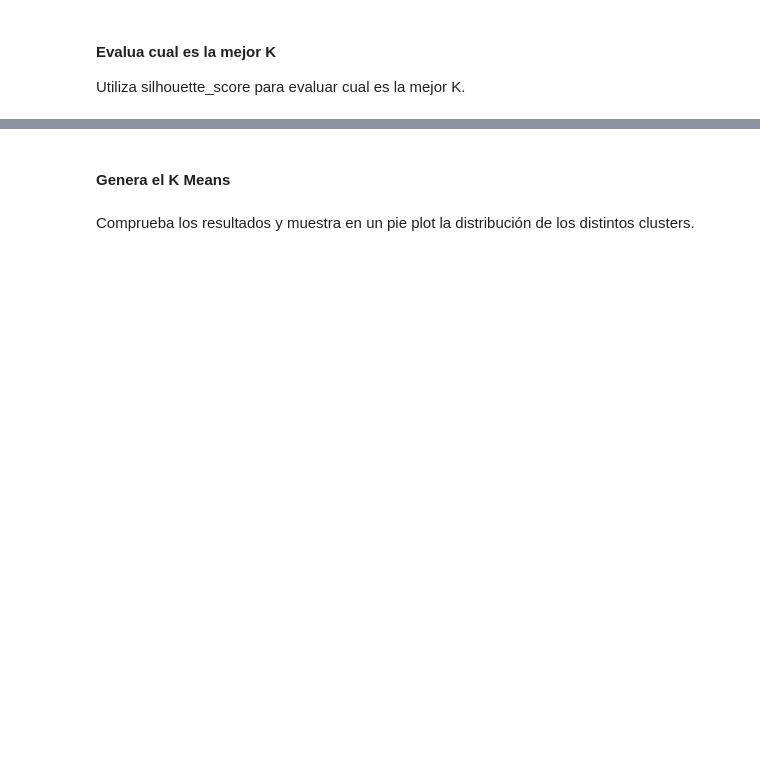
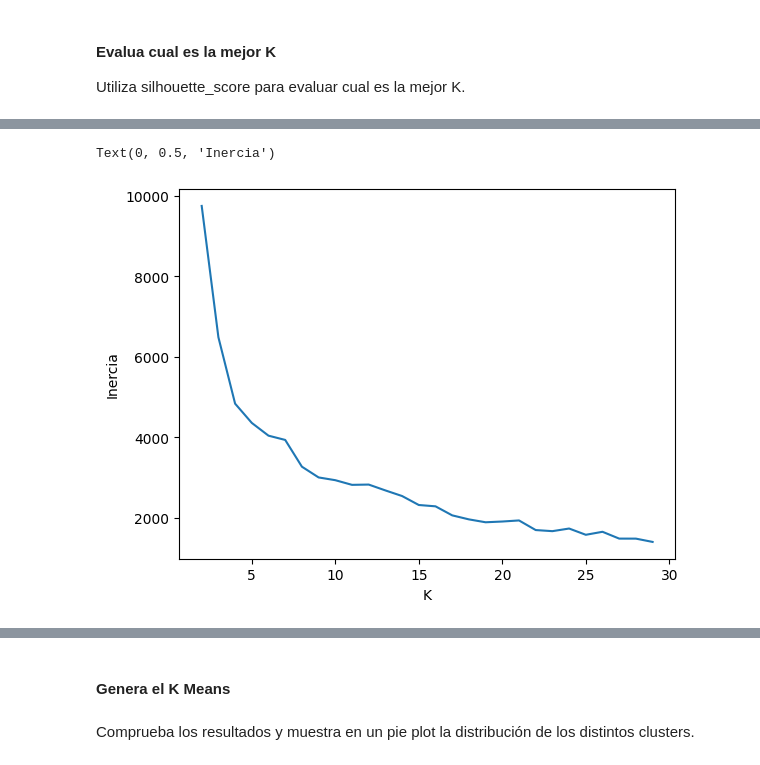
Before and after one commit to diego-dng/1025_DS_VITORIA, a Jupyter notebook: 3-Machine_Learning/2-No_Supervisado/1-Clustering/Practica/EJER_1_kmeans_drugs_review.ipynb, the cells around one changed output, grey strips where cells are left out. Saved outputs shown, nothing was run; the diff lists cells and outputs as text; code cells hidden in the pictures; blank space fills up the shorter version.

```diff
--- a/3-Machine_Learning/2-No_Supervisado/1-Clustering/Practica/EJER_1_kmeans_drugs_review.ipynb
+++ b/3-Machine_Learning/2-No_Supervisado/1-Clustering/Practica/EJER_1_kmeans_drugs_review.ipynb
@@ -17,0 +189,7 @@ Utiliza silhouette_score para evaluar cual es la mejor K.
+# %%
+plt.plot(n, lista_inercias)
+plt.xlabel("K")
+plt.ylabel("Inercia")
+# %% [output]
+Text(0, 0.5, 'Inercia')
+[figure, added]
```
Also changed, not shown: parts of 26 cells of this notebook, 2 other files.
